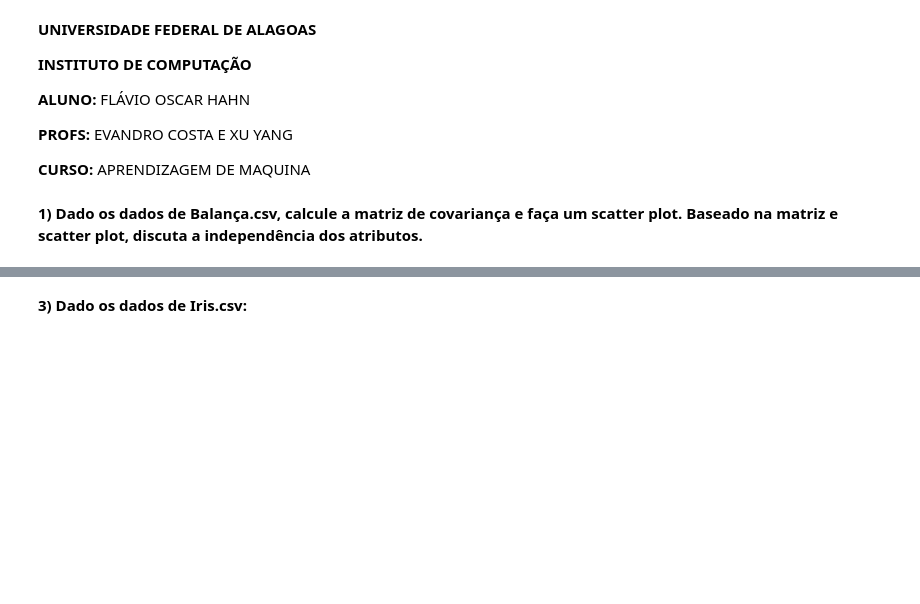
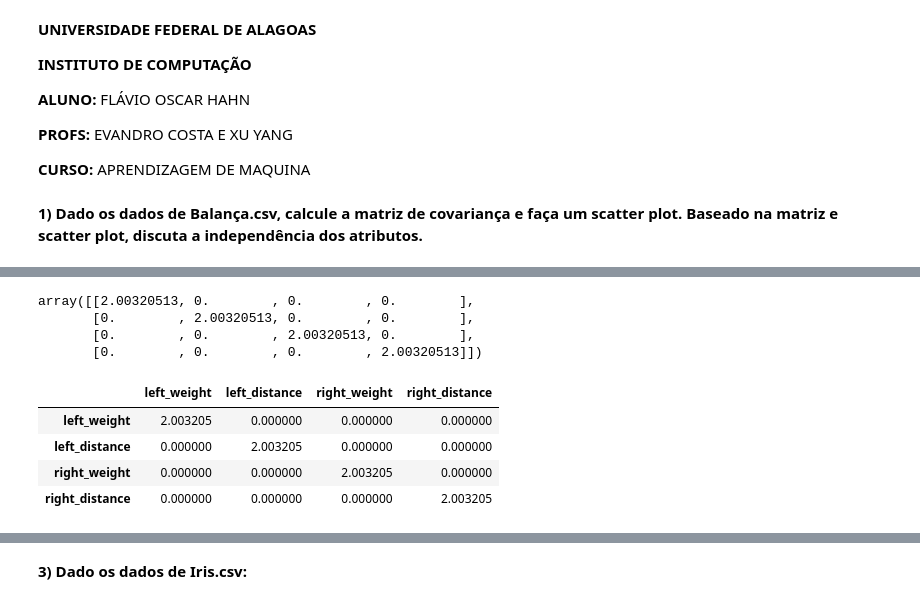
Before and after one commit to flaviohahn/ApMaquina, a Jupyter notebook: Prova_AM.ipynb, the cells around one changed output, grey strips where cells are left out. Saved outputs shown, nothing was run; the diff lists cells and outputs as text; code cells hidden in the pictures; blank space fills up the shorter version.

```diff
--- a/Prova_AM.ipynb
+++ b/Prova_AM.ipynb
@@ -14,0 +33,20 @@
+# %%
+#Primeiro vamos calcular a matriz de covaiância usando a Numpy
+X = dados.iloc[:,:-1].values
+covariance = np.cov(X, rowvar=False)
+display(covariance)
+# %% [output]
+array([[2.00320513, 0.        , 0.        , 0.        ],
+       [0.        , 2.00320513, 0.        , 0.        ],
+       [0.        , 0.        , 2.00320513, 0.        ],
+       [0.        , 0.        , 0.        , 2.00320513]])
+# %%
+#Agora vamos calcular a matriz de covaiância usando a Pandas
+df_covariance = dados.cov()
+display(df_covariance)
+# %% [output]
+|  | left_weight | left_distance | right_weight | right_distance |
+| left_weight | 2.003205 | 0.000000 | 0.000000 | 0.000000 |
+| left_distance | 0.000000 | 2.003205 | 0.000000 | 0.000000 |
+| right_weight | 0.000000 | 0.000000 | 2.003205 | 0.000000 |
+| right_distance | 0.000000 | 0.000000 | 0.000000 | 2.003205 |
```
Also changed, not shown: parts of 10 cells of this notebook.
